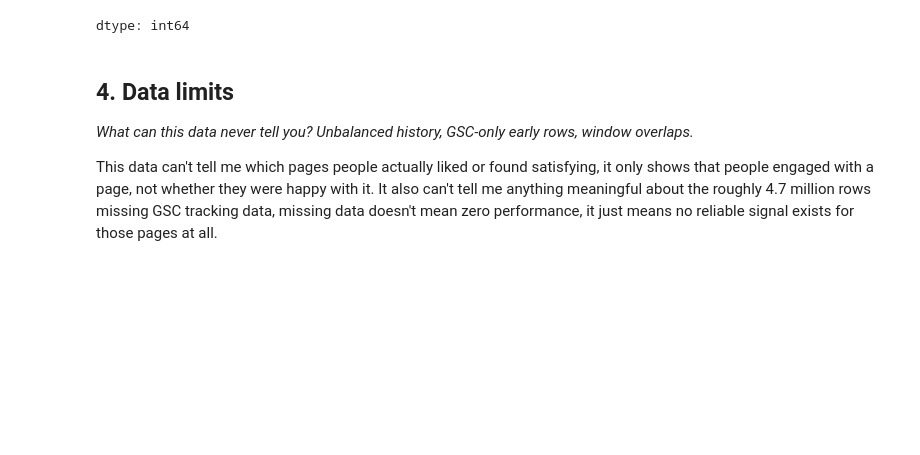
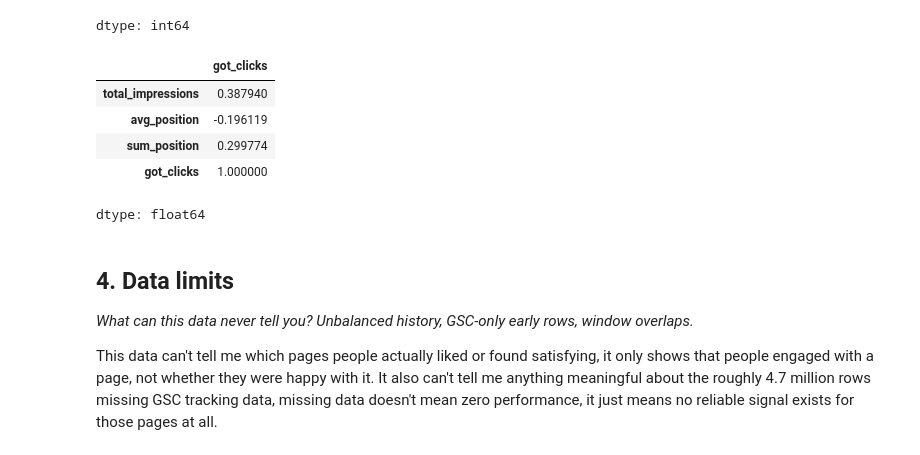
Before and after one commit to Haryomhidhe/Machine-learning-flyrank, a Jupyter notebook: work/notebooks/w03_data_contract.ipynb, the cells around one changed output. Drawn from its saved outputs; the diff is of its cells as text; code cells hidden in the pictures; blank space fills up the shorter version.

```diff
--- a/work/notebooks/w03_data_contract.ipynb
+++ b/work/notebooks/w03_data_contract.ipynb
@@ -213,6 +213,15 @@ df['got_clicks'].value_counts()
 | 0 | 266456 |
 | 1 | 55090 |
 dtype: int64
+# %%
+df[['total_impressions', 'avg_position', 'sum_position', 'got_clicks']].corr()['got_clicks']
+# %% [output]
+|  | got_clicks |
+| total_impressions | 0.387940 |
+| avg_position | -0.196119 |
+| sum_position | 0.299774 |
+| got_clicks | 1.000000 |
+dtype: float64
 # %% [markdown]
 ## 4. Data limits
 
```
Also changed, not shown: parts of 3 cells of this notebook.
